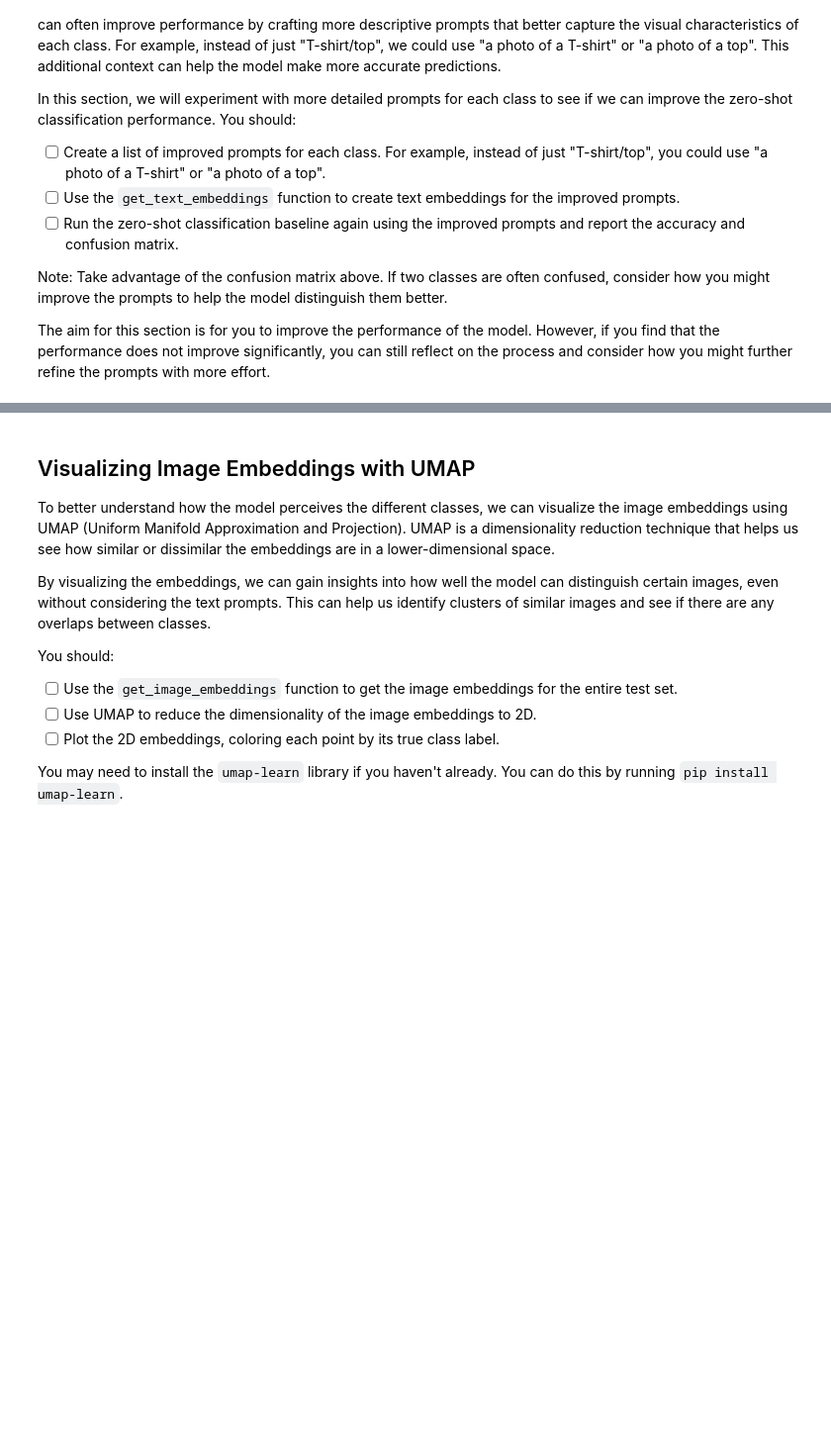
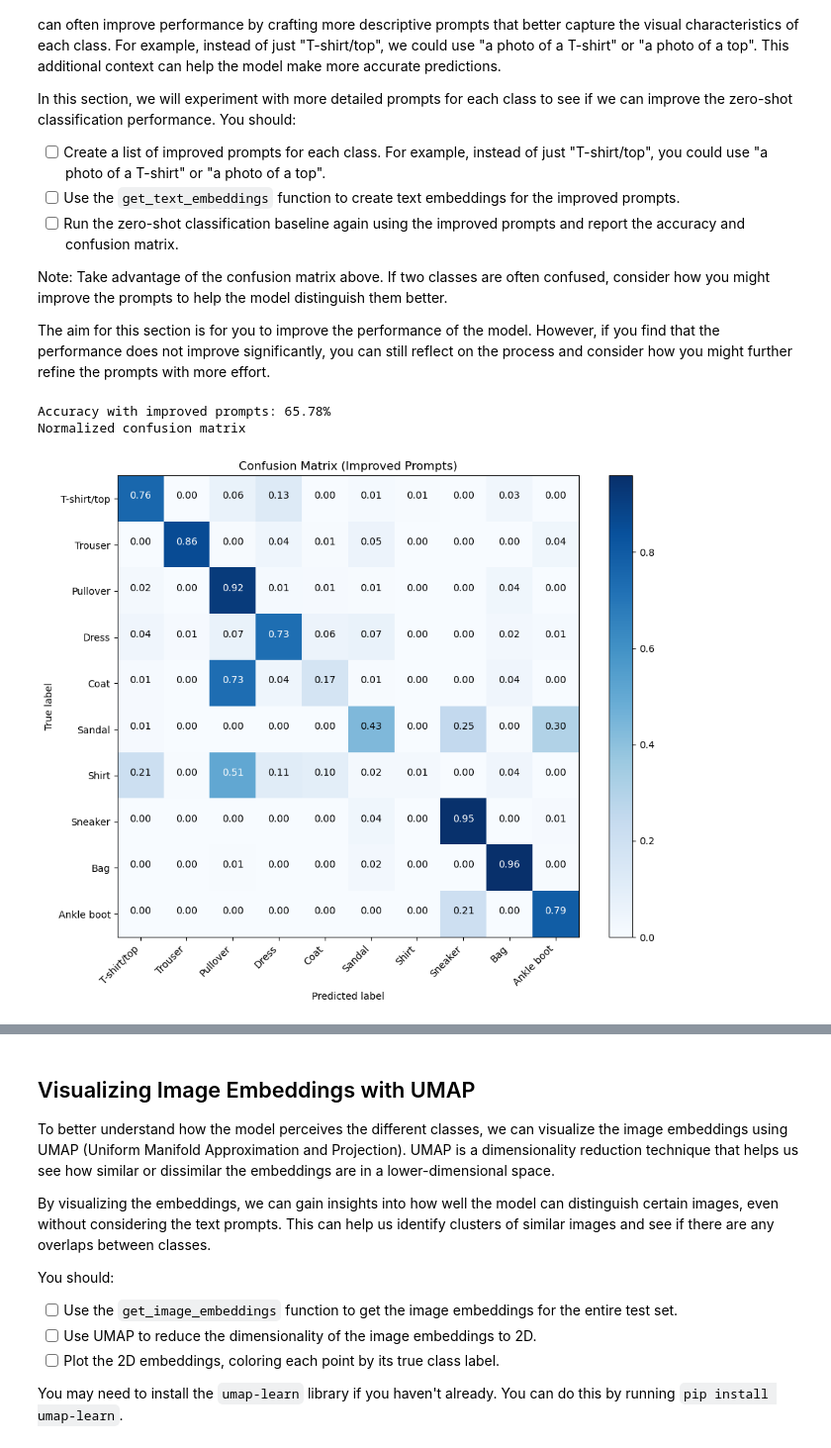
Before and after one commit to davyjones1210/deep_learning, a Jupyter notebook: 02_activities/assignments/assignment_2.ipynb, the cells around one changed output, grey strips where cells are left out. Shown at 99% size. Saved outputs shown, nothing was run; the diff lists cells and outputs as text; code cells hidden in the pictures; blank space fills up the shorter version.

```diff
--- a/02_activities/assignments/assignment_2.ipynb
+++ b/02_activities/assignments/assignment_2.ipynb
@@ -327,5 +327,50 @@ In this section, we will experiment with more detailed prompts for each class to
 Note: Take advantage of the confusion matrix above. If two classes are often confused, consider how you might improve the prompts to help the model distinguish them better.
 
 The aim for this section is for you to improve the performance of the model. However, if you find that the performance does not improve significantly, you can still reflect on the process and consider how you might further refine the prompts with more effort.
+# %%
+# Create a list of improved prompts. Using a template like "a photo of a..." is a good starting point.
+IMPROVED_CLASS_NAMES = [
+    "a photo of a t-shirt or top",
+    "a photo of a pair of trousers",
+    "a photo of a pullover sweater",
+    "a photo of a dress",
+    "a photo of a coat",
+    "a photo of a sandal",
+    "a photo of a shirt",
+    "a photo of a sneaker",
+    "a photo of a bag",
+    "a photo of an ankle boot",
+]
+
+y_true_improved, y_pred_improved = [], []
+
+# Get text embeddings for the improved prompts once before the loop
+text_feats_improved = get_text_embeddings(IMPROVED_CLASS_NAMES)
+
+for pixel_values, labels in tqdm(test_loader):
+    # Get image embeddings
+    image_feats = get_image_embeddings(pixel_values)
+
+    # Compute cosine similarity with the pre-computed improved text embeddings
+    similarity = get_cosine_similarity(image_feats, text_feats_improved)
+
+    # Get predictions
+    predictions = get_predictions(similarity)
+
+    # Collect true labels and predictions
+    y_true_improved.extend(labels.numpy())
+    y_pred_improved.extend(predictions)
+
+
+# Report the accuracy of the predictions with improved prompts
+accuracy_improved = accuracy_score(y_true_improved, y_pred_improved)
+print(f"Accuracy with improved prompts: {accuracy_improved * 100:.2f}%")
+
+# Plot the new confusion matrix
+plot_confusion_matrix_enhanced(y_true_improved, y_pred_improved, CLASS_NAMES, normalize=True, title='Confusion Matrix (Improved Prompts)')
+# %% [output]
+Accuracy with improved prompts: 65.78%
+Normalized confusion matrix
+[figure, added]
 # %% [markdown]
 Reflection: How did your detailed prompts affect the zero-shot classification performance? Did you see a significant improvement compared to the baseline? What insights did you gain about the model's understanding of the classes? Do you think that with more effort you could further improve the performance? If so, how?
```
Also changed, not shown: parts of 6 cells of this notebook.
